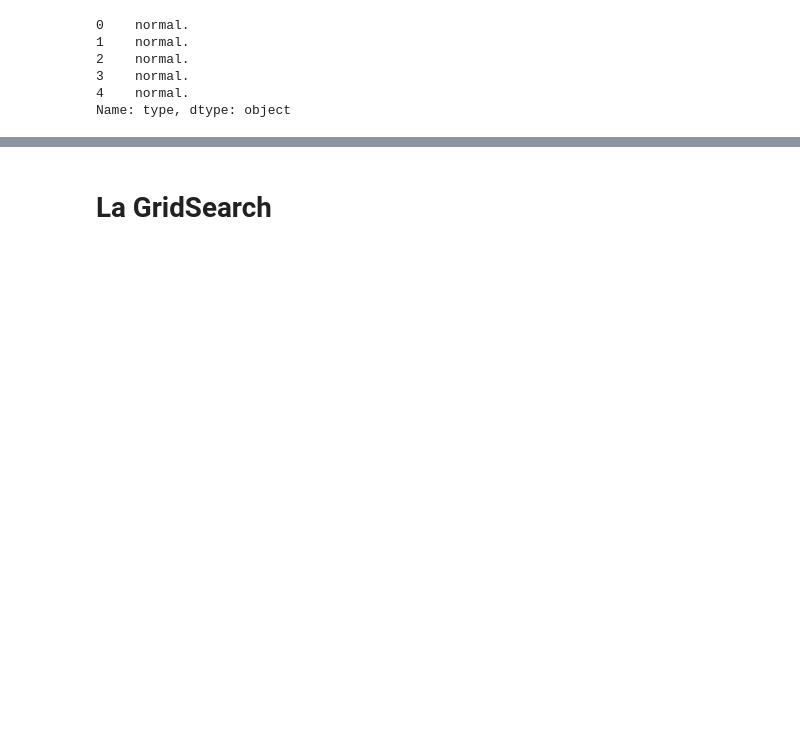
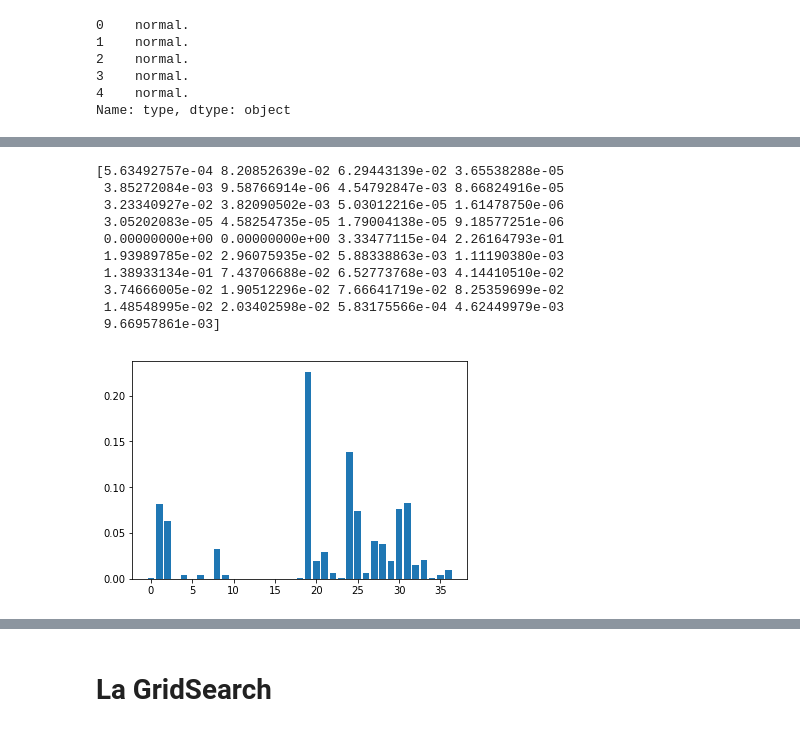
Before and after one commit to cvernerie/data-science-esilv, a Jupyter notebook: database-modelization.ipynb, the cells around one changed output, grey strips where cells are left out. Saved outputs shown, nothing was run; the diff lists cells and outputs as text; code cells hidden in the pictures; blank space fills up the shorter version.

Commit message:
Importance des données

```diff
--- a/database-modelization.ipynb
+++ b/database-modelization.ipynb
@@ -194,3 +195,19 @@ modele = algo.fit(X_train, Y_train)
+# %%
+print(modele.feature_importances_)
+plt.bar(range(len(modele.feature_importances_)), modele.feature_importances_)
+plt.show()
+# %% [output]
+[5.63492757e-04 8.20852639e-02 6.29443139e-02 3.65538288e-05
+ 3.85272084e-03 9.58766914e-06 4.54792847e-03 8.66824916e-05
+ 3.23340927e-02 3.82090502e-03 5.03012216e-05 1.61478750e-06
+ 3.05202083e-05 4.58254735e-05 1.79004138e-05 9.18577251e-06
+ 0.00000000e+00 0.00000000e+00 3.33477115e-04 2.26164793e-01
+ 1.93989785e-02 2.96075935e-02 5.88338863e-03 1.11190380e-03
+ 1.38933134e-01 7.43706688e-02 6.52773768e-03 4.14410510e-02
+ 3.74666005e-02 1.90512296e-02 7.66641719e-02 8.25359699e-02
+ 1.48548995e-02 2.03402598e-02 5.83175566e-04 4.62449979e-03
+ 9.66957861e-03]
+[figure, added]
 # %%
 from sklearn.naive_bayes import GaussianNB
 # %%
```
Also changed, not shown: parts of 13 cells of this notebook.
